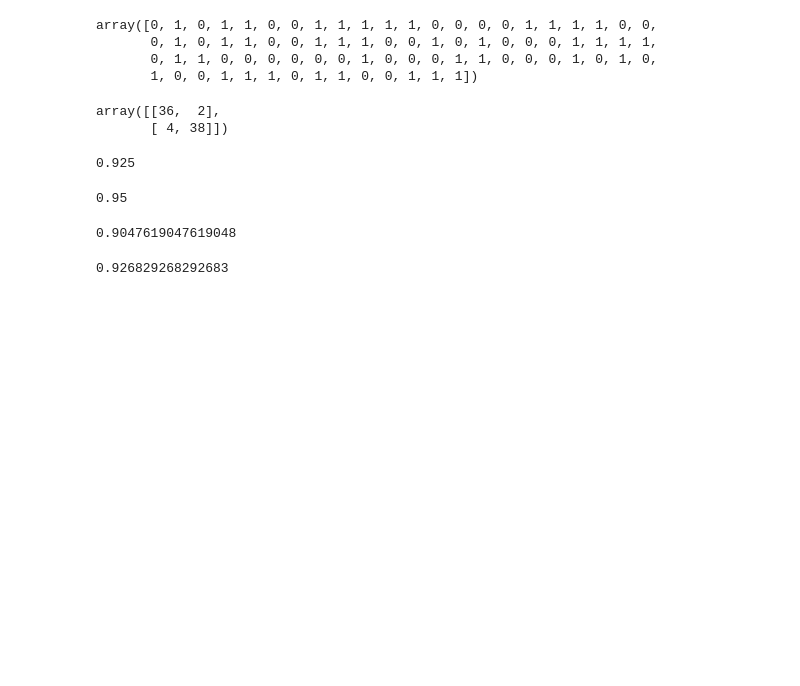
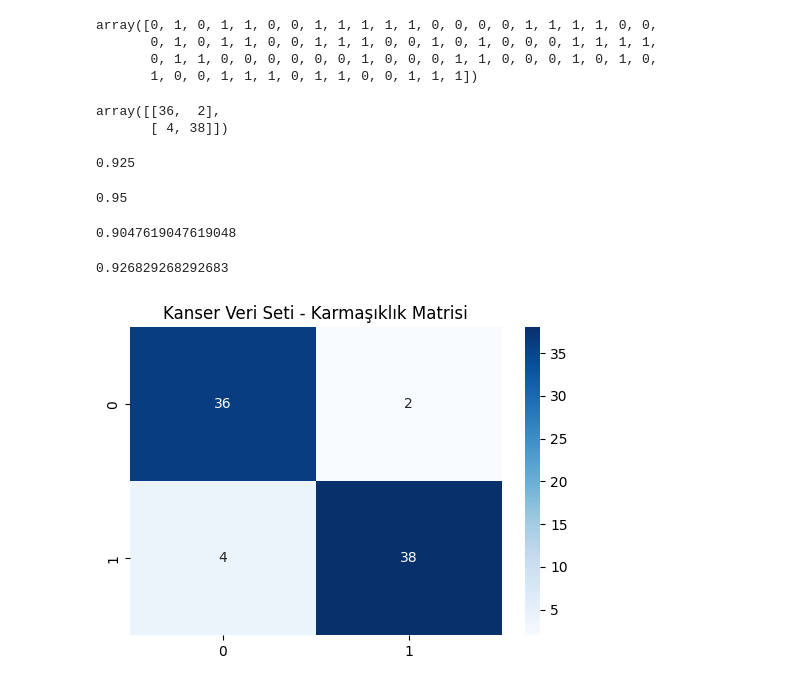
Before and after one commit to europecodingschool/ECS---VB---YZ---08.26, a Jupyter notebook: VB_YZ_Ders_11_.ipynb, the cells around one changed output. Cells and saved outputs as stored; diff of their text form; code cells hidden in the pictures; blank space fills up the shorter version.

```diff
--- a/VB_YZ_Ders_11_.ipynb
+++ b/VB_YZ_Ders_11_.ipynb
@@ -122,3 +122,12 @@ recall_score(y_test,y_pred) # Gerçekten kanser olan hastaların %90.47 sini yak
 f1_score(y_test,y_pred) # kesinlik ve duyarlılığı iyi. Model dengeli.
 # %% [output]
 0.926829268292683
+# %%
+#karmaşıklık matrix ini seaborn kullanarak daha güzel ve anlaşılır halde çizmek.
+cm = confusion_matrix(y_test,y_pred)
+plt.figure(figsize=(6,4))
+sns.heatmap(cm,annot=True, cmap='Blues', )
+plt.title('Kanser Veri Seti - Karmaşıklık Matrisi')
+plt.show()
+# %% [output]
+[figure, added]
```
